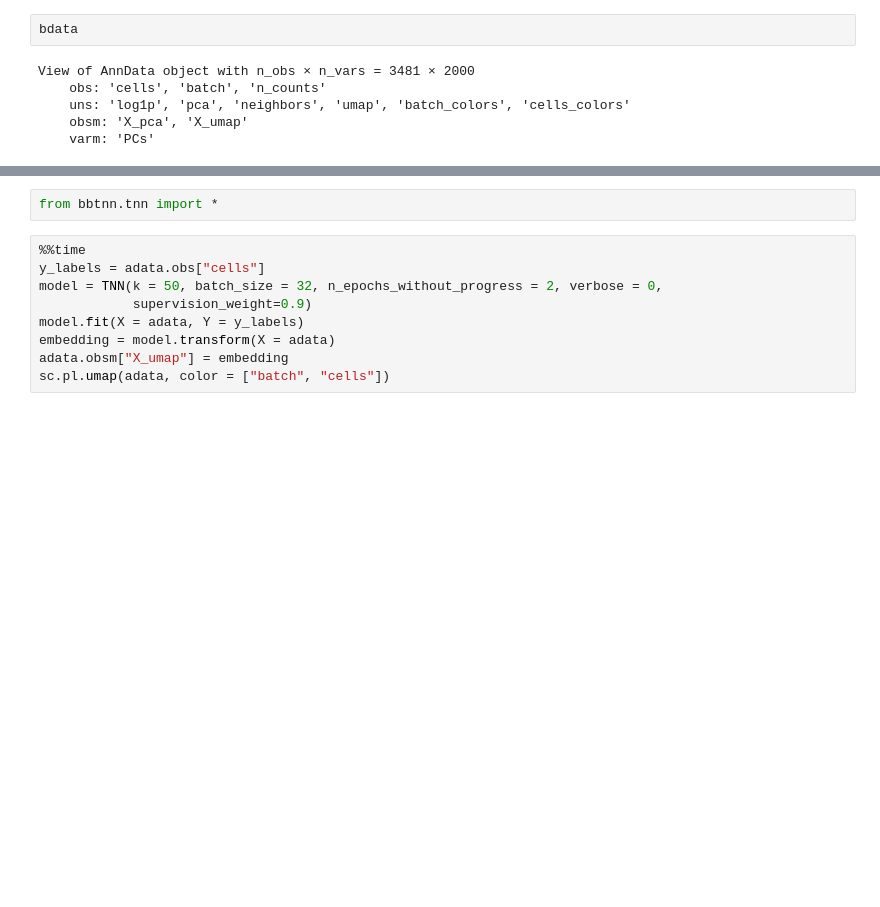
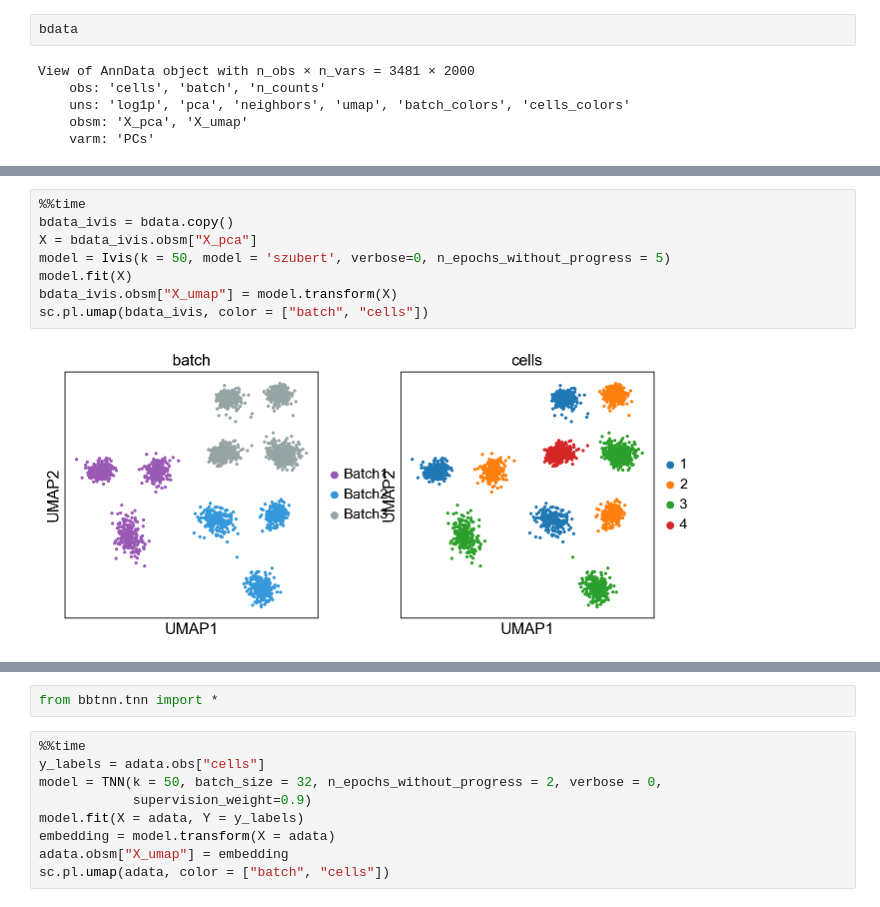
Before and after one commit to lkmklsmn/bbtnn, a Jupyter notebook: examples/Simulation version 3.ipynb, the cells around one changed output, grey strips where cells are left out. Drawn from its saved outputs; the diff is of its cells as text; blank space fills up the shorter version.

```diff
--- a/examples/Simulation version 3.ipynb
+++ b/examples/Simulation version 3.ipynb
@@ -110,0 +139,10 @@ sc.pl.umap(bdata, color = ["batch", "cells"])
+# %%
+%%time
+bdata_ivis = bdata.copy()
+X = bdata_ivis.obsm["X_pca"]
+model = Ivis(k = 50, model = 'szubert', verbose=0, n_epochs_without_progress = 5)
+model.fit(X)
+bdata_ivis.obsm["X_umap"] = model.transform(X)
+sc.pl.umap(bdata_ivis, color = ["batch", "cells"])
+# %% [output]
+[figure, added]
```
Also changed, not shown: parts of 17 cells of this notebook, 7 other files.
